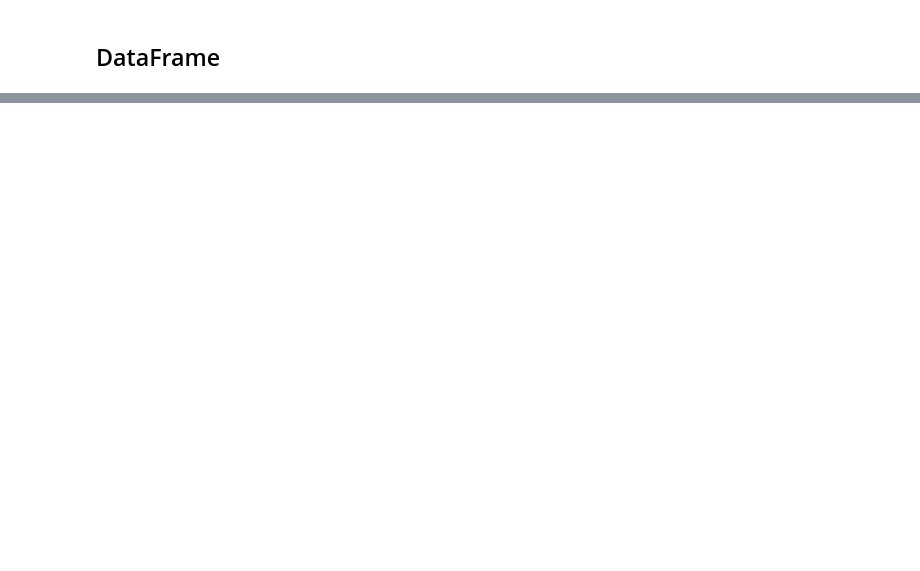
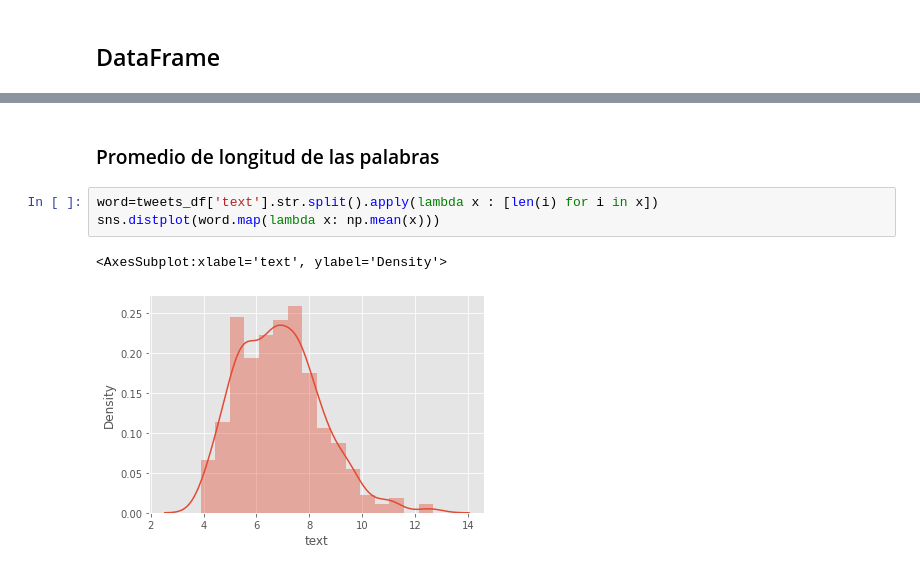
Before and after one commit to Requetetin/DS_Lab6, a Jupyter notebook: Lab6.ipynb, the cells around one changed output, grey strips where cells are left out. Cells and saved outputs as stored; diff of their text form; blank space fills up the shorter version.

```diff
--- a/Lab6.ipynb
+++ b/Lab6.ipynb
@@ -71,0 +138,8 @@ tweets_df.head()
+# %% [markdown]
+### Promedio de longitud de las palabras
+# %%
+word=tweets_df['text'].str.split().apply(lambda x : [len(i) for i in x])
+sns.distplot(word.map(lambda x: np.mean(x)))
+# %% [output]
+<AxesSubplot:xlabel='text', ylabel='Density'>
+[figure, added]
```
Also changed, not shown: parts of 70 cells of this notebook.
